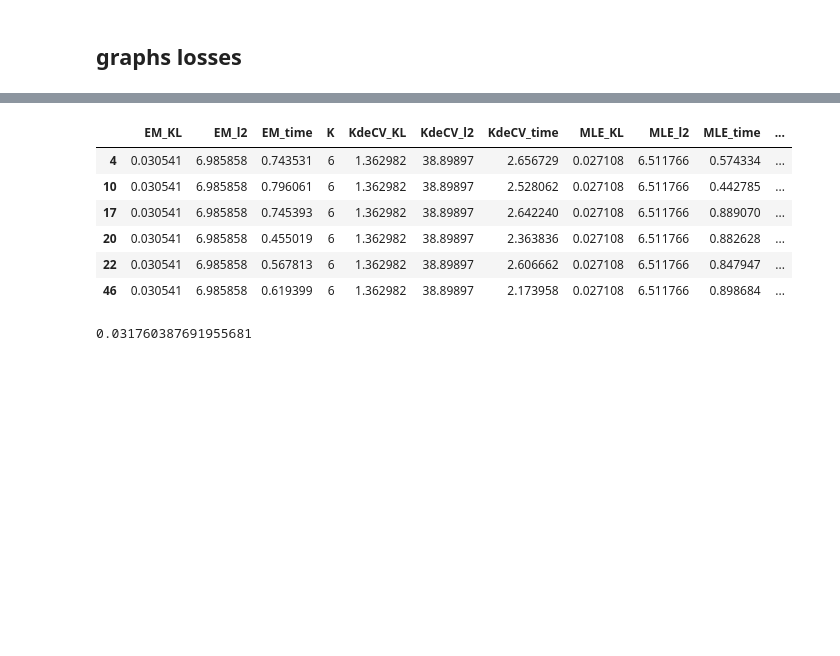
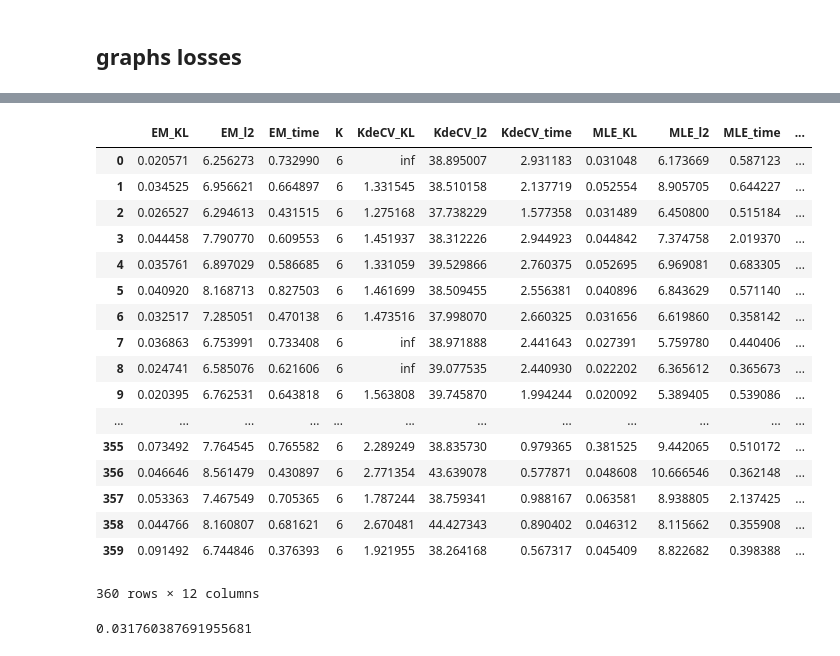
Before and after one commit to mehdisebbar/kl-aggregation, a Jupyter notebook: weight_vector_simulations_paper/weight_vector_estim_code/clustering.ipynb, the cells around one changed output, grey strips where cells are left out. Drawn from its saved outputs; the diff is of its cells as text; code cells hidden in the pictures; blank space fills up the shorter version.

```diff
--- a/weight_vector_simulations_paper/weight_vector_estim_code/clustering.ipynb
+++ b/weight_vector_simulations_paper/weight_vector_estim_code/clustering.ipynb
@@ -894,14 +894,24 @@ for p in [3]:
-# %%
-df[df.EM_KL==df.EM_KL[4
-                     ]]
-# %% [output]
-|  | EM_KL | EM_l2 | EM_time | K | KdeCV_KL | KdeCV_l2 | KdeCV_time | MLE_KL | MLE_l2 | MLE_time | ... |
-| 4 | 0.030541 | 6.985858 | 0.743531 | 6 | 1.362982 | 38.89897 | 2.656729 | 0.027108 | 6.511766 | 0.574334 | ... |
-| 10 | 0.030541 | 6.985858 | 0.796061 | 6 | 1.362982 | 38.89897 | 2.528062 | 0.027108 | 6.511766 | 0.442785 | ... |
-| 17 | 0.030541 | 6.985858 | 0.745393 | 6 | 1.362982 | 38.89897 | 2.642240 | 0.027108 | 6.511766 | 0.889070 | ... |
-| 20 | 0.030541 | 6.985858 | 0.455019 | 6 | 1.362982 | 38.89897 | 2.363836 | 0.027108 | 6.511766 | 0.882628 | ... |
-| 22 | 0.030541 | 6.985858 | 0.567813 | 6 | 1.362982 | 38.89897 | 2.606662 | 0.027108 | 6.511766 | 0.847947 | ... |
-| 46 | 0.030541 | 6.985858 | 0.619399 | 6 | 1.362982 | 38.89897 | 2.173958 | 0.027108 | 6.511766 | 0.898684 | ... |
+# %%
+df
+# %% [output]
+|  | EM_KL | EM_l2 | EM_time | K | KdeCV_KL | KdeCV_l2 | KdeCV_time | MLE_KL | MLE_l2 | MLE_time | ... |
+| 0 | 0.020571 | 6.256273 | 0.732990 | 6 | inf | 38.895007 | 2.931183 | 0.031048 | 6.173669 | 0.587123 | ... |
+| 1 | 0.034525 | 6.956621 | 0.664897 | 6 | 1.331545 | 38.510158 | 2.137719 | 0.052554 | 8.905705 | 0.644227 | ... |
+| 2 | 0.026527 | 6.294613 | 0.431515 | 6 | 1.275168 | 37.738229 | 1.577358 | 0.031489 | 6.450800 | 0.515184 | ... |
+| 3 | 0.044458 | 7.790770 | 0.609553 | 6 | 1.451937 | 38.312226 | 2.944923 | 0.044842 | 7.374758 | 2.019370 | ... |
+| 4 | 0.035761 | 6.897029 | 0.586685 | 6 | 1.331059 | 39.529866 | 2.760375 | 0.052695 | 6.969081 | 0.683305 | ... |
+| 5 | 0.040920 | 8.168713 | 0.827503 | 6 | 1.461699 | 38.509455 | 2.556381 | 0.040896 | 6.843629 | 0.571140 | ... |
+| 6 | 0.032517 | 7.285051 | 0.470138 | 6 | 1.473516 | 37.998070 | 2.660325 | 0.031656 | 6.619860 | 0.358142 | ... |
+| 7 | 0.036863 | 6.753991 | 0.733408 | 6 | inf | 38.971888 | 2.441643 | 0.027391 | 5.759780 | 0.440406 | ... |
+| 8 | 0.024741 | 6.585076 | 0.621606 | 6 | inf | 39.077535 | 2.440930 | 0.022202 | 6.365612 | 0.365673 | ... |
+| 9 | 0.020395 | 6.762531 | 0.643818 | 6 | 1.563808 | 39.745870 | 1.994244 | 0.020092 | 5.389405 | 0.539086 | ... |
+| ... | ... | ... | ... | ... | ... | ... | ... | ... | ... | ... | ... |
+| 355 | 0.073492 | 7.764545 | 0.765582 | 6 | 2.289249 | 38.835730 | 0.979365 | 0.381525 | 9.442065 | 0.510172 | ... |
+| 356 | 0.046646 | 8.561479 | 0.430897 | 6 | 2.771354 | 43.639078 | 0.577871 | 0.048608 | 10.666546 | 0.362148 | ... |
+| 357 | 0.053363 | 7.467549 | 0.705365 | 6 | 1.787244 | 38.759341 | 0.988167 | 0.063581 | 8.938805 | 2.137425 | ... |
+| 358 | 0.044766 | 8.160807 | 0.681621 | 6 | 2.670481 | 44.427343 | 0.890402 | 0.046312 | 8.115662 | 0.355908 | ... |
+| 359 | 0.091492 | 6.744846 | 0.376393 | 6 | 1.921955 | 38.264168 | 0.567317 | 0.045409 | 8.822682 | 0.398388 | ... |
+360 rows × 12 columns
 # %%
 df.EM_KL[0]
 # %% [output]
```
Also changed, not shown: parts of 2 cells of this notebook, 2 other files.
